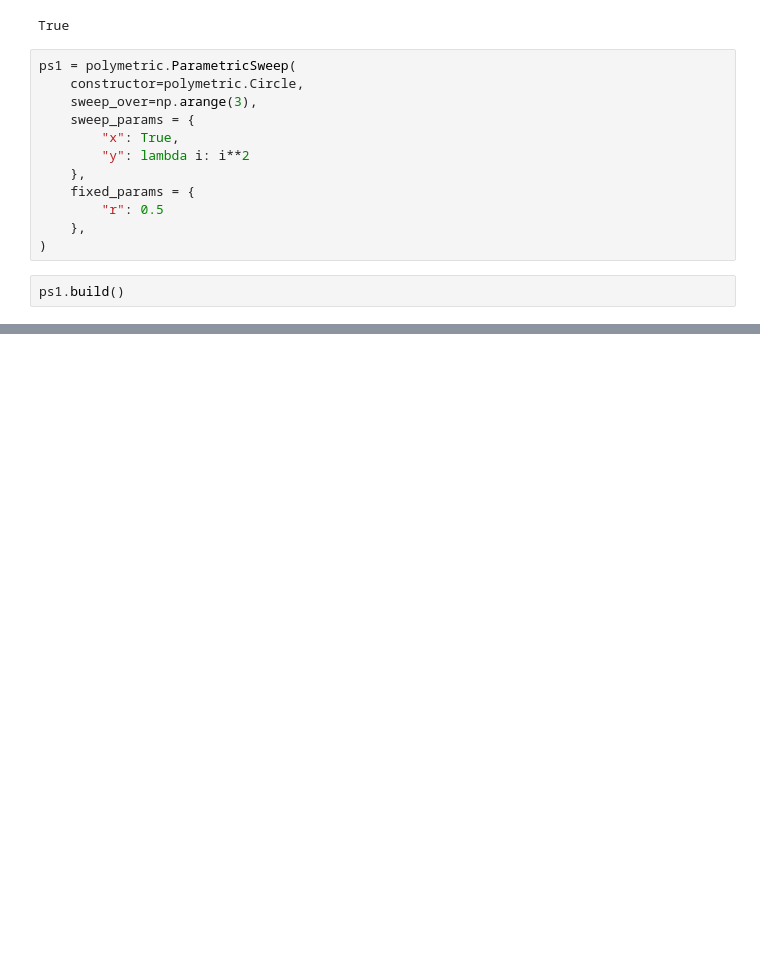
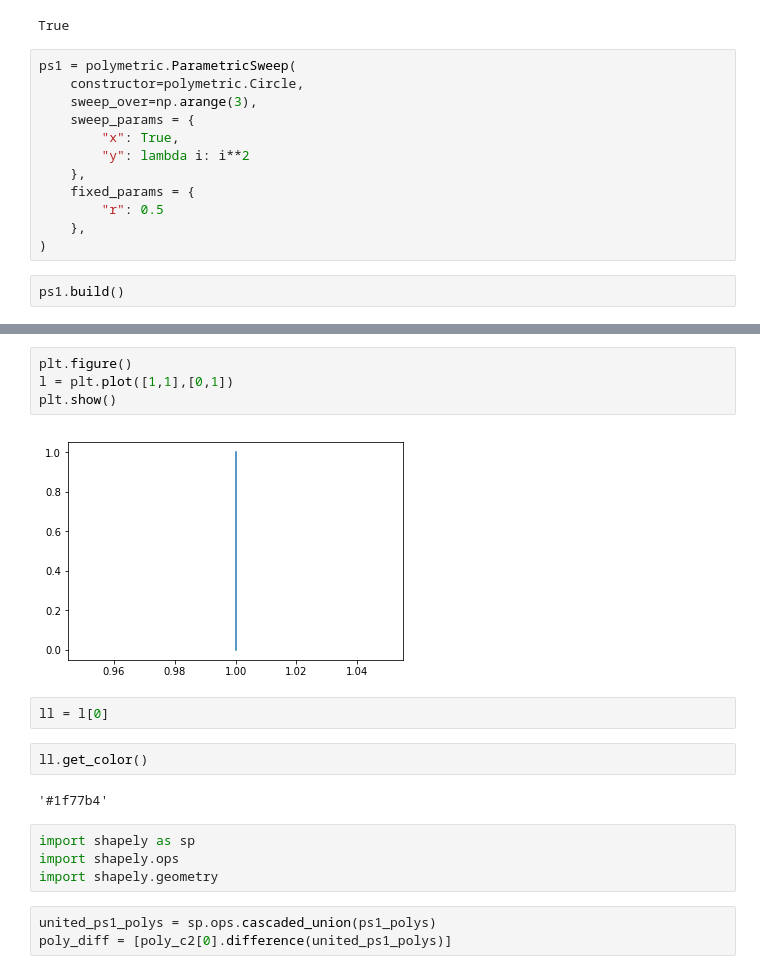
Before and after one commit to JesseSlim/polymetric, a Jupyter notebook: test_polymetric_nb.ipynb, the cells around one changed output, grey strips where cells are left out. Cells and saved outputs as stored; diff of their text form; blank space fills up the shorter version.

```diff
--- a/test_polymetric_nb.ipynb
+++ b/test_polymetric_nb.ipynb
@@ -57,0 +89,19 @@ ps1.polygonize()
+# %%
+plt.figure()
+l = plt.plot([1,1],[0,1])
+plt.show()
+# %% [output]
+[figure, added]
+# %%
+ll = l[0]
+# %%
+ll.get_color()
+# %% [output]
+'#1f77b4'
+# %%
+import shapely as sp
+import shapely.ops
+import shapely.geometry
+# %%
+united_ps1_polys = sp.ops.cascaded_union(ps1_polys)
+poly_diff = [poly_c2[0].difference(united_ps1_polys)]
```
Also changed, not shown: parts of 16 cells of this notebook, 1 other file.
